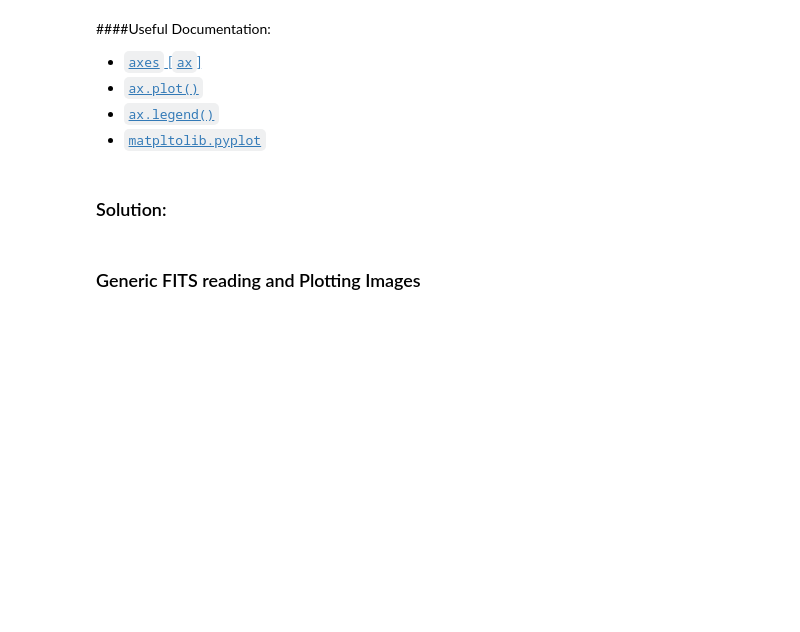
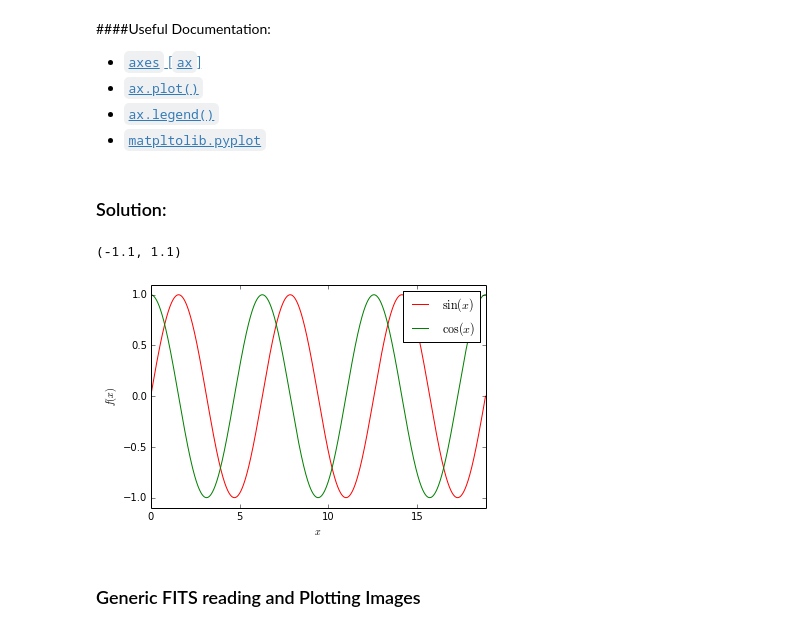
Before and after one commit to justincely/2014-02-24-esac, a Jupyter notebook: lessons/sunpy/matplotlib_tutorial.ipynb, the cells around one changed output. Drawn from its saved outputs; the diff is of its cells as text; code cells hidden in the pictures; blank space fills up the shorter version.

```diff
--- a/lessons/sunpy/matplotlib_tutorial.ipynb
+++ b/lessons/sunpy/matplotlib_tutorial.ipynb
@@ -59,18 +71,22 @@ For bonus points try the following:
 # %%
 #Set up some thing to plot
 x = np.linspace(0, 6*np.pi, 10000)
 sin = np.sin(x)
 cos = np.cos(x)
 
 fig, ax = plt.subplots(1)
 ax.plot(x, sin, color='red', label=r'$\sin(x)$')
 ax.plot(x, cos, color='green', label=r'$\cos(x)$')
 
 ax.set_ylabel("$f(x)$")
 ax.set_xlabel("$x$")
 
 ax.legend()
-ax.axis([0,np.pi*6,-1.1,1.1])
+ax.set_xlim(0,np.pi*6)
+ax.set_ylim(-1.1,1.1)
+# %% [output]
+(-1.1, 1.1)
+[figure, added]
 # %% [markdown]
 ### Generic FITS reading and Plotting Images
 # %% [markdown]
```
Also changed, not shown: parts of 12 cells of this notebook, 1 other file.
